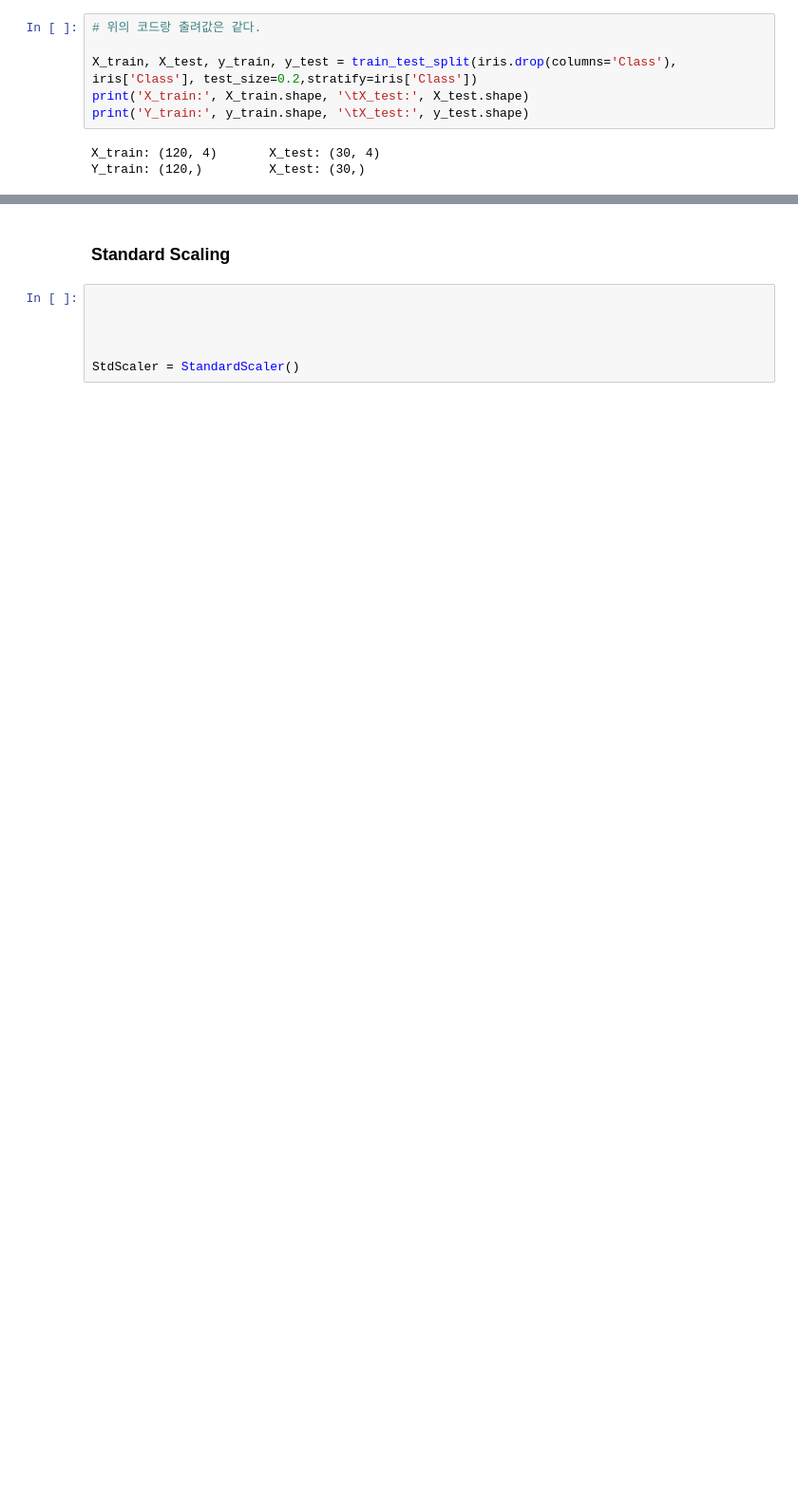
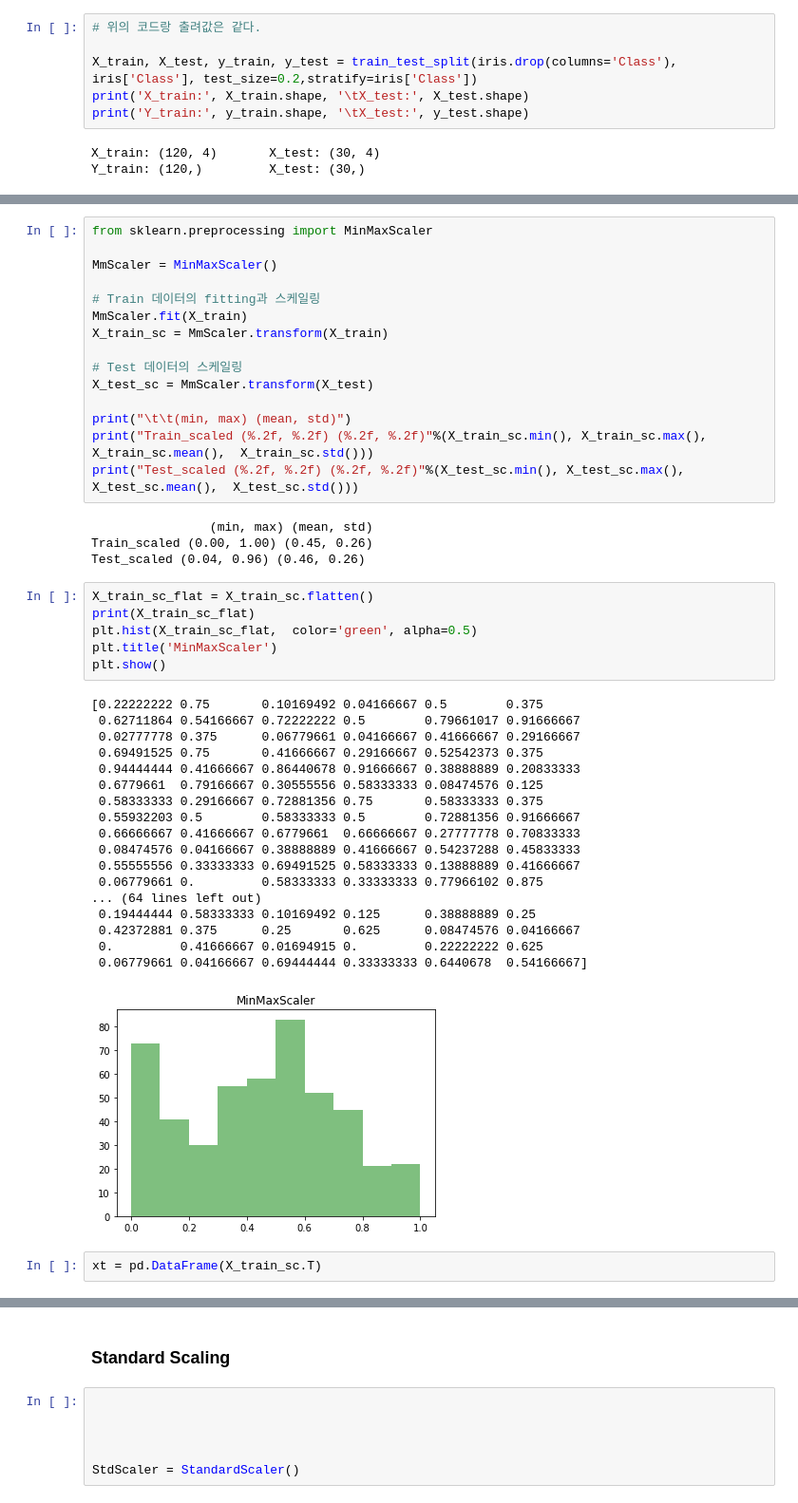
Before and after one commit to Hyewon97/dataanalysis, a Jupyter notebook: p602_기계학습_데이터_전처리_데이터_스케일링.ipynb, the cells around one changed output, grey strips where cells are left out. Shown: that part at 95% size. Drawn from its saved outputs; the diff is of its cells as text; blank space fills up the shorter version.

```diff
--- a/p602_기계학습_데이터_전처리_데이터_스케일링.ipynb
+++ b/p602_기계학습_데이터_전처리_데이터_스케일링.ipynb
@@ -164,0 +204,46 @@ print(X_train.head())
+# %%
+from sklearn.preprocessing import MinMaxScaler
+
+MmScaler = MinMaxScaler()
+
+# Train 데이터의 fitting과 스케일링
+MmScaler.fit(X_train)
+X_train_sc = MmScaler.transform(X_train)
+
+# Test 데이터의 스케일링
+X_test_sc = MmScaler.transform(X_test)
+
+print("\t\t(min, max) (mean, std)")
+print("Train_scaled (%.2f, %.2f) (%.2f, %.2f)"%(X_train_sc.min(), X_train_sc.max(),  X_train_sc.mean(),  X_train_sc.std()))
+print("Test_scaled (%.2f, %.2f) (%.2f, %.2f)"%(X_test_sc.min(), X_test_sc.max(),  X_test_sc.mean(),  X_test_sc.std()))
+# %% [output]
+                (min, max) (mean, std)
+Train_scaled (0.00, 1.00) (0.45, 0.26)
+Test_scaled (0.04, 0.96) (0.46, 0.26)
+# %%
+X_train_sc_flat = X_train_sc.flatten()
+print(X_train_sc_flat)
+plt.hist(X_train_sc_flat,  color='green', alpha=0.5)
+plt.title('MinMaxScaler')
+plt.show()
+# %% [output]
+[0.22222222 0.75       0.10169492 0.04166667 0.5        0.375
+ 0.62711864 0.54166667 0.72222222 0.5        0.79661017 0.91666667
+ 0.02777778 0.375      0.06779661 0.04166667 0.41666667 0.29166667
+ 0.69491525 0.75       0.41666667 0.29166667 0.52542373 0.375
+ 0.94444444 0.41666667 0.86440678 0.91666667 0.38888889 0.20833333
+ 0.6779661  0.79166667 0.30555556 0.58333333 0.08474576 0.125
+ 0.58333333 0.29166667 0.72881356 0.75       0.58333333 0.375
+ 0.55932203 0.5        0.58333333 0.5        0.72881356 0.91666667
+ 0.66666667 0.41666667 0.6779661  0.66666667 0.27777778 0.70833333
+ 0.08474576 0.04166667 0.38888889 0.41666667 0.54237288 0.45833333
+ 0.55555556 0.33333333 0.69491525 0.58333333 0.13888889 0.41666667
+ 0.06779661 0.         0.58333333 0.33333333 0.77966102 0.875
+... (64 lines left out)
+ 0.19444444 0.58333333 0.10169492 0.125      0.38888889 0.25
+ 0.42372881 0.375      0.25       0.625      0.08474576 0.04166667
+ 0.         0.41666667 0.01694915 0.         0.22222222 0.625
+ 0.06779661 0.04166667 0.69444444 0.33333333 0.6440678  0.54166667]
+[figure, added]
+# %%
+xt = pd.DataFrame(X_train_sc.T)
```
Also changed, not shown: parts of 30 cells of this notebook, 3 other files.
